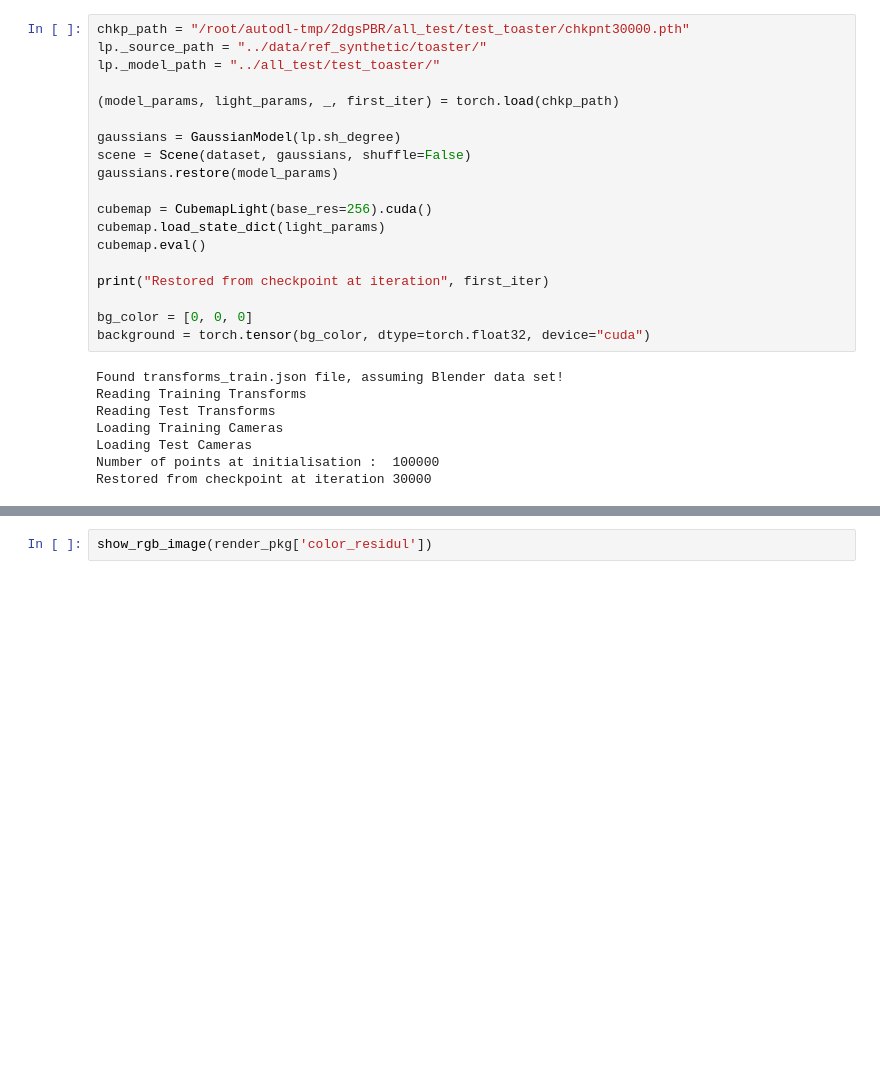
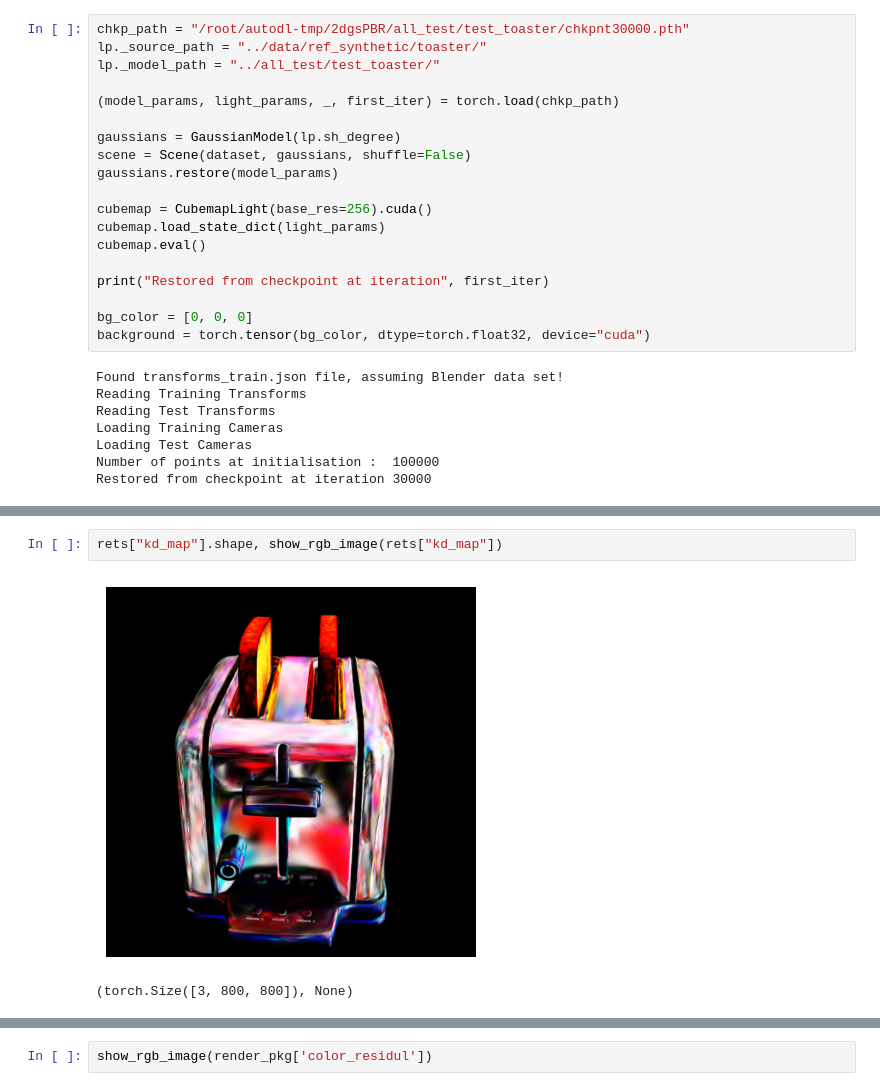
Before and after one commit to yupengchengg147/2dgsPBR, a Jupyter notebook: all_test.ipynb, the cells around one changed output, grey strips where cells are left out. Cells and saved outputs as stored; diff of their text form; blank space fills up the shorter version.

```diff
--- a/all_test.ipynb
+++ b/all_test.ipynb
@@ -106,0 +167,5 @@ viewpoint_cam = viewpoint_stack.pop(randint(0, len(viewpoint_stack)-1))
+# %%
+rets["kd_map"].shape, show_rgb_image(rets["kd_map"])
+# %% [output]
+[figure, added]
+(torch.Size([3, 800, 800]), None)
```
Also changed, not shown: parts of 30 cells of this notebook, 4 other files.
